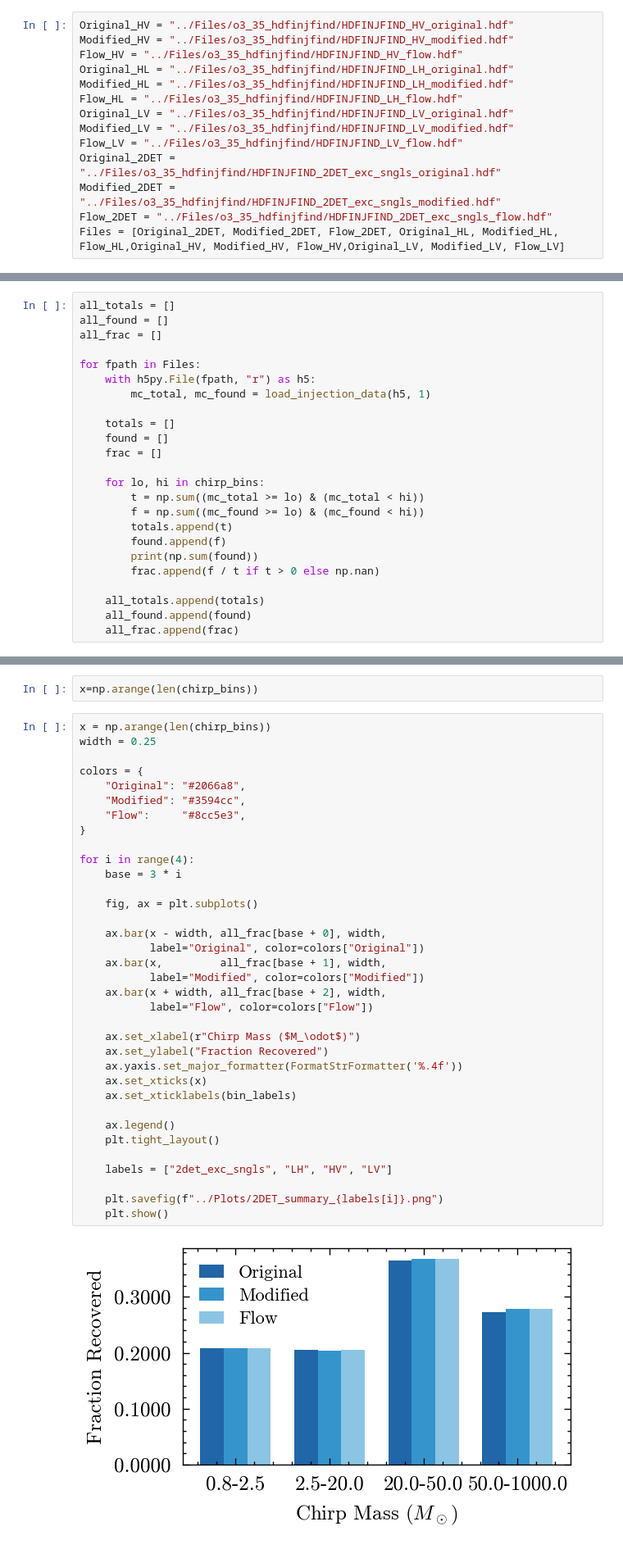
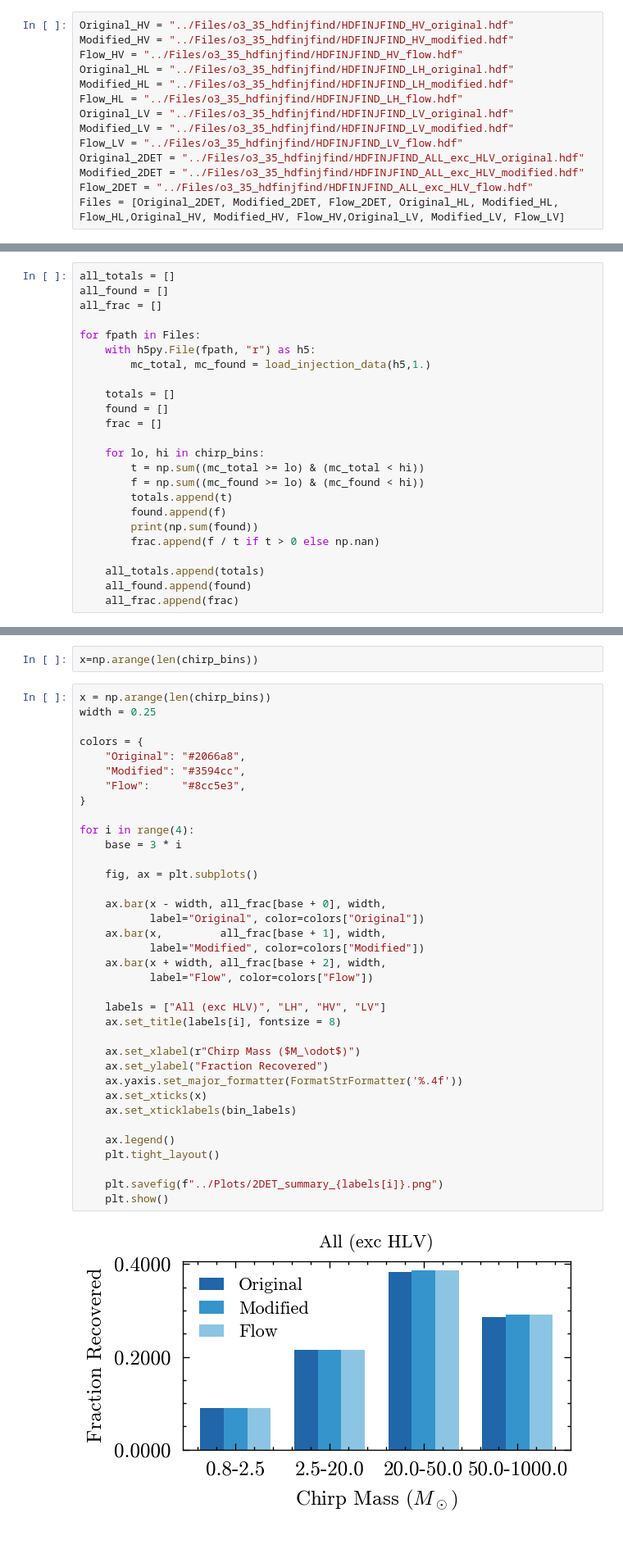
Before and after one commit to icg-gravwaves/Phase_Time_Amplitude, a Jupyter notebook: Plotting/plot_fraction_found_injs.ipynb, the cells around one changed output, grey strips where cells are left out. Shown at 82% size. Saved outputs shown, nothing was run; the diff lists cells and outputs as text.

```diff
--- a/Plotting/plot_fraction_found_injs.ipynb
+++ b/Plotting/plot_fraction_found_injs.ipynb
@@ -21,9 +21,9 @@ Flow_HL = "../Files/o3_35_hdfinjfind/HDFINJFIND_LH_flow.hdf"
 Original_LV = "../Files/o3_35_hdfinjfind/HDFINJFIND_LV_original.hdf"
 Modified_LV = "../Files/o3_35_hdfinjfind/HDFINJFIND_LV_modified.hdf"
 Flow_LV = "../Files/o3_35_hdfinjfind/HDFINJFIND_LV_flow.hdf"
-Original_2DET = "../Files/o3_35_hdfinjfind/HDFINJFIND_2DET_exc_sngls_original.hdf"
-Modified_2DET = "../Files/o3_35_hdfinjfind/HDFINJFIND_2DET_exc_sngls_modified.hdf"
-Flow_2DET = "../Files/o3_35_hdfinjfind/HDFINJFIND_2DET_exc_sngls_flow.hdf"
+Original_2DET = "../Files/o3_35_hdfinjfind/HDFINJFIND_ALL_exc_HLV_original.hdf"
+Modified_2DET = "../Files/o3_35_hdfinjfind/HDFINJFIND_ALL_exc_HLV_modified.hdf"
+Flow_2DET = "../Files/o3_35_hdfinjfind/HDFINJFIND_ALL_exc_HLV_flow.hdf"
 Files = [Original_2DET, Modified_2DET, Flow_2DET, Original_HL, Modified_HL, Flow_HL,Original_HV, Modified_HV, Flow_HV,Original_LV, Modified_LV, Flow_LV]
 # %%
 def chirp_mass(m1, m2):
@@ -59,7 +59,7 @@ all_frac = []
 
 for fpath in Files:
     with h5py.File(fpath, "r") as h5:
-        mc_total, mc_found = load_injection_data(h5, 1)
+        mc_total, mc_found = load_injection_data(h5,1.)
 
     totals = []
     found = []
@@ -103,33 +103,34 @@ width = 0.25
 colors = {
     "Original": "#2066a8",
     "Modified": "#3594cc",
     "Flow":     "#8cc5e3",
 }
 
 for i in range(4):
     base = 3 * i
 
     fig, ax = plt.subplots()
 
     ax.bar(x - width, all_frac[base + 0], width,
            label="Original", color=colors["Original"])
     ax.bar(x,         all_frac[base + 1], width,
            label="Modified", color=colors["Modified"])
     ax.bar(x + width, all_frac[base + 2], width,
            label="Flow", color=colors["Flow"])
 
+    labels = ["All (exc HLV)", "LH", "HV", "LV"]
+    ax.set_title(labels[i], fontsize = 8)
+
     ax.set_xlabel(r"Chirp Mass ($M_\odot$)")
     ax.set_ylabel("Fraction Recovered")
     ax.yaxis.set_major_formatter(FormatStrFormatter('%.4f'))
     ax.set_xticks(x)
     ax.set_xticklabels(bin_labels)
 
     ax.legend()
     plt.tight_layout()
 
-    labels = ["2det_exc_sngls", "LH", "HV", "LV"]
-
     plt.savefig(f"../Plots/2DET_summary_{labels[i]}.png")
     plt.show()
 # %% [output]
-[figure, old version]
+[figure, new version]
```
Also changed, not shown: parts of 5 cells of this notebook, 4 other files.
